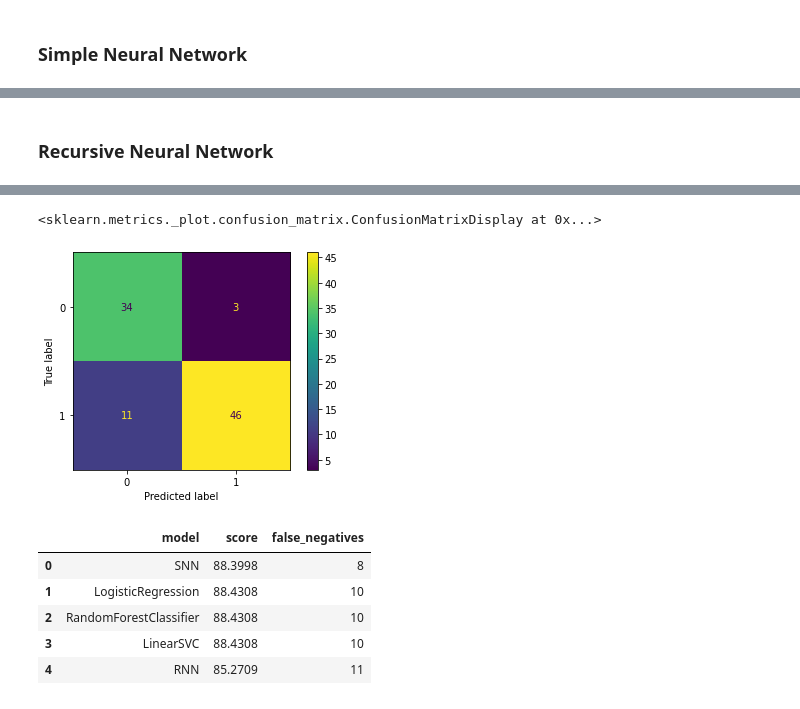
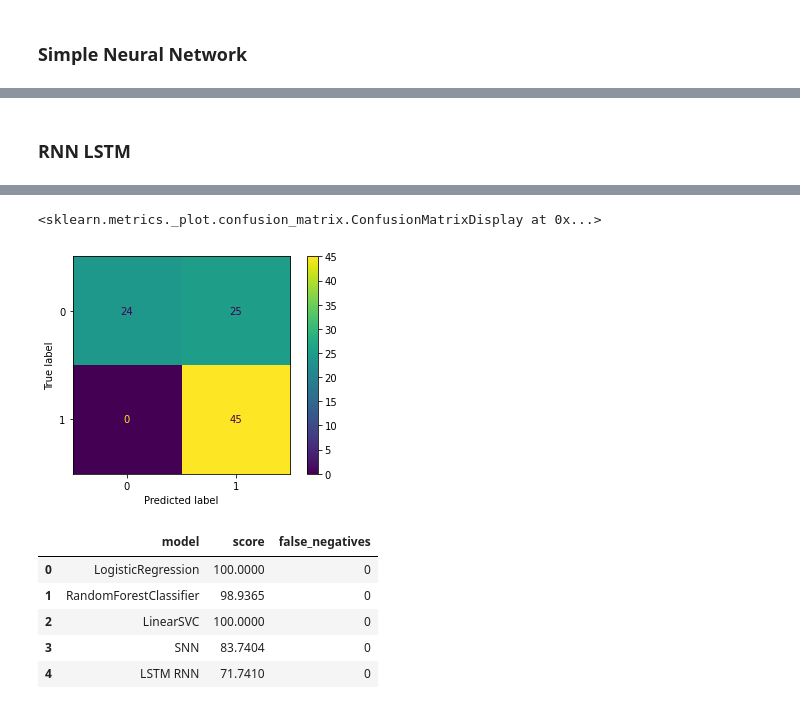
Before and after one commit to amyrmahdy/pets, a Jupyter notebook: AI/classification/oasis_brain_project/brain_mri_v1.ipynb, the cells around one changed output, grey strips where cells are left out. Drawn from its saved outputs; the diff is of its cells as text; code cells hidden in the pictures.

Commit message:
first version LSTM

```diff
--- a/AI/classification/oasis_brain_project/brain_mri_v1.ipynb
+++ b/AI/classification/oasis_brain_project/brain_mri_v1.ipynb
@@ -26,5 +17,5 @@ df = pd.read_csv("oasis_longitudinal.csv")
 # %%
-RANDOM_STATE = 13
+RANDOM_STATE = 17
 # %% [markdown]
 ## EDA
 # %%
@@ -393,22 +378,22 @@ weighted avg       0.89      0.88      0.88        94
-# %% [markdown]
-### Recursive Neural Network
+# %% [markdown]
+### RNN LSTM
 # %%
-def build_rnn():
-    rnn = tf.keras.Sequential()
-    rnn.add(tf.keras.layers.LSTM(100, return_sequences = True,input_shape = (X_train.shape[1],1) ) )
-    rnn.add(tf.keras.layers.LSTM(50,return_sequences = False))
-    rnn.add(tf.keras.layers.Dense(1,activation = "sigmoid"))
-    rnn.compile(loss = "binary_crossentropy", optimizer = "adam", metrics = ["accuracy"])
-    return rnn
+def build_rnn_lstm():
+    rnn_lstm = tf.keras.Sequential()
+    rnn_lstm.add(tf.keras.layers.LSTM(100, return_sequences = True,input_shape = (X_train.shape[1],1) ) )
+    rnn_lstm.add(tf.keras.layers.LSTM(50,return_sequences = False))
+    rnn_lstm.add(tf.keras.layers.Dense(1,activation = "sigmoid"))
+    rnn_lstm.compile(loss = "binary_crossentropy", optimizer = "adam", metrics = ["accuracy"])
+    return rnn_lstm
 # %%
-rnn = build_rnn()
-rnn.fit(X_train, y_train, epochs = 100)
-not_final_rnn_prediction = rnn.predict(X_test)
-rnn_prediction = np.where(not_final_rnn_prediction > 0.1, 1, 0)
-print(classification_report(y_test,rnn_prediction, target_names= ["Non-Demanted", "Demanted"]))
-rnn_conf = confusion_matrix(y_test,rnn_prediction)
-model_details.append(["RNN", round(f1_score(y_test,rnn_prediction, average = "weighted") * 100,4),rnn_conf[1,0]])
-rnn_plot_conf = ConfusionMatrixDisplay(rnn_conf)
-rnn_plot_conf.plot()
+rnn_lstm = build_rnn_lstm()
+rnn_lstm.fit(X_train, y_train, epochs = 100)
+not_final_rnn_lstm_prediction = rnn_lstm.predict(X_test)
+lstm_rnn_prediction = np.where(not_final_rnn_lstm_prediction > 0.1, 1, 0)
+print(classification_report(y_test,lstm_rnn_prediction, target_names= ["Non-Demanted", "Demanted"]))
+lstm_rnn_conf = confusion_matrix(y_test,lstm_rnn_prediction)
+model_details.append(["LSTM RNN", round(f1_score(y_test,lstm_rnn_prediction, average = "weighted") * 100,4),lstm_rnn_conf[1,0]])
+lstm_rnn_plot_conf = ConfusionMatrixDisplay(lstm_rnn_conf)
+lstm_rnn_plot_conf.plot()
 # %% [output]
 Epoch 1/100
@@ -431,16 +416,16 @@ weighted avg       0.87      0.85      0.85        94
 <sklearn.metrics._plot.confusion_matrix.ConfusionMatrixDisplay at 0x...>
-[figure, old version]
+[figure, new version]
 # %%
 models = pd.DataFrame(model_details, columns = ["model","score","false_negatives"])
 models = models.sort_values(["false_negatives"]).reset_index(drop = True)
 models
 # %% [output]
 |  | model | score | false_negatives |
-| 0 | SNN | 88.3998 | 8 |
-| 1 | LogisticRegression | 88.4308 | 10 |
-| 2 | RandomForestClassifier | 88.4308 | 10 |
-| 3 | LinearSVC | 88.4308 | 10 |
-| 4 | RNN | 85.2709 | 11 |
+| 0 | LogisticRegression | 100.0000 | 0 |
+| 1 | RandomForestClassifier | 98.9365 | 0 |
+| 2 | LinearSVC | 100.0000 | 0 |
+| 3 | SNN | 83.7404 | 0 |
+| 4 | LSTM RNN | 71.7410 | 0 |
 # %%
 models.to_csv(f"details_random_state_{RANDOM_STATE}.csv", index = False)
 # %%
```
Also changed, not shown: parts of 8 cells of this notebook, 3 other files.
